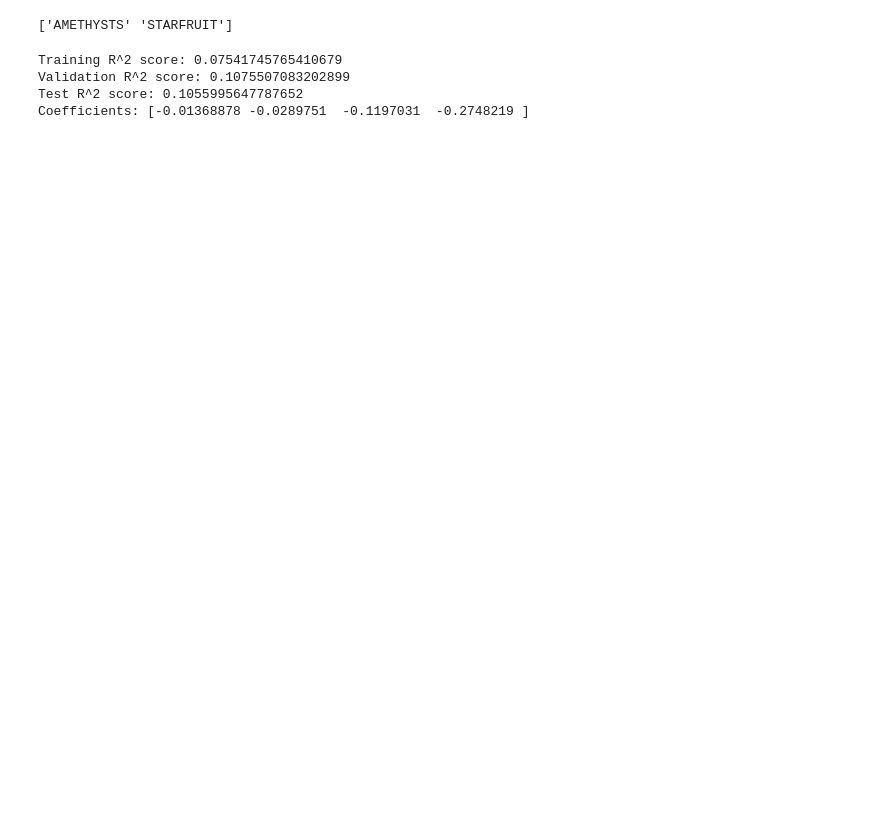
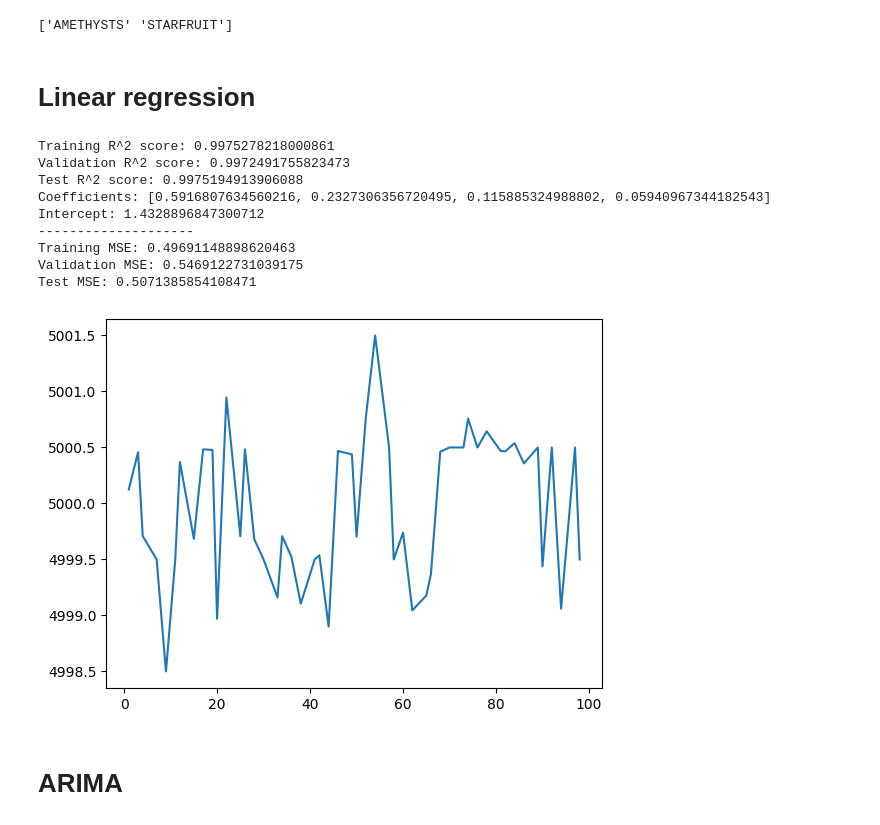
Before and after one commit to levladiator/Prosperity, a Jupyter notebook: src/forecaster-STARFRUIT.ipynb, the cells around one changed output. Drawn from its saved outputs; the diff is of its cells as text; code cells hidden in the pictures; blank space fills up the shorter version.

```diff
--- a/src/forecaster-STARFRUIT.ipynb
+++ b/src/forecaster-STARFRUIT.ipynb
@@ -21,9 +23,12 @@ for product in products:
     raw[product] = df[df['product'] == product]
 # %% [output]
 ['AMETHYSTS' 'STARFRUIT']
+# %% [markdown]
+# Linear regression
 # %%
 from statsmodels.regression.quantile_regression import QuantReg
 from sklearn.linear_model import HuberRegressor, RANSACRegressor, TheilSenRegressor
+from sklearn.metrics import mean_squared_error
 
 # Prepare the data
 data_series = raw[products[1]]['mid_price']
@@ -43,55 +48,94 @@ weighted_data_series = ((raw[products[1]]['ask_price_1'] * raw[products[1]]['ask
                         )
                         )
 
+
+total_volume_bid = raw[products[1]]['bid_volume_1'] + raw[products[1]]['bid_volume_2'] + raw[products[1]]['bid_volume_3']
+total_volume_ask = raw[products[1]]['ask_volume_1'] + raw[products[1]]['ask_volume_2'] + raw[products[1]]['ask_volume_3']
+
+bb_price = (raw[products[1]]['bid_price_1'] * raw[products[1]]['bid_volume_1']
+                        + raw[products[1]]['bid_price_2'] * raw[products[1]]['bid_volume_2']
+                        + raw[products[1]]['bid_price_3'] * raw[products[1]]['bid_volume_3']
+                         ) / total_volume_bid
+ba_price = (raw[products[1]]['ask_price_1'] * raw[products[1]]['ask_volume_1']
+                        + raw[products[1]]['ask_price_2'] * raw[products[1]]['ask_volume_2']
+                        + raw[products[1]]['ask_price_3'] * raw[products[1]]['ask_volume_3']
+                         ) / total_volume_ask
+
+micro_price_df = (bb_price * total_volume_ask + ba_price * total_volume_bid) / (total_volume_bid + total_volume_ask)
+
 X = []
 y = []
-data = []
+mid_price = []
+micro_price = []
 weighted_data = []
 
 for price in data_series:
-    data.append(int(price))
+    mid_price.append(int(price))
 
 for weighted_data_s in weighted_data_series:
     weighted_data.append(int(weighted_data_s))
 
-SR = np.diff(data)**3
+for x in micro_price_df:
+    micro_price.append(int(x))
 
-for i in range(4, len(SR)):
+
+SR = micro_price
+# SR = weighted_data
+for i in range(10, len(SR)):
     X.append(SR[i - 4:i])  # Use the previous 4 elements as predictors
     y.append(SR[i])
 
 X = np.array(X[2:])
 y = np.array(y[2:])
 
 # Split the data into training, validation, and test sets
 X_train, X_temp, y_train, y_temp = train_test_split(X, y, test_size=0.3, random_state=42)
 X_val, X_test, y_val, y_test = train_test_split(X_temp, y_temp, test_size=0.5, random_state=42)
 
 # Create and fit the model
 model = LinearRegression()
 model.fit(X_train, y_train)
 
 # Predictions
 train_predictions = model.predict(X_train)
 val_predictions = model.predict(X_val)
 test_predictions = model.predict(X_test)
 
 # Evaluate the model
 train_score = model.score(X_train, y_train)
 val_score = model.score(X_val, y_val)
 test_score = model.score(X_test, y_test)
 
 print("Training R^2 score:", train_score)
 print("Validation R^2 score:", val_score)
 print("Test R^2 score:", test_score)
-print("Coefficients:", model.coef_)
-# print("Intercept:", rlm_results.params[0])
-# print("Coefficient:", rlm_results.params[1])
-# print("Coefficient:", rlm_results.params[2])
-# print("Coefficient:", rlm_results.params[3])
-# print("Coefficient:", rlm_results.params[4])
+print("Coefficients:", list(reversed(model.coef_)))
+print("Intercept:", model.intercept_)
+
+#compute mse
+train_mse = mean_squared_error(y_train, train_predictions)
+val_mse = mean_squared_error(y_val, val_predictions)
+test_mse = mean_squared_error(y_test, test_predictions)
+
+print("--------------------")
+
+print("Training MSE:", train_mse)
+print("Validation MSE:", val_mse)
+print("Test MSE:", test_mse)
+
+plt.plot(micro_price_df[:50])
+# plt.plot(SR)
+plt.show()
 # %% [output]
-Training R^2 score: 0.07541745765410679
-Validation R^2 score: 0.1075507083202899
-Test R^2 score: 0.1055995647787652
-Coefficients: [-0.01368878 -0.0289751  -0.1197031  -0.2748219 ]
+Training R^2 score: 0.9975278218000861
+Validation R^2 score: 0.9972491755823473
+Test R^2 score: 0.9975194913906088
+Coefficients: [0.5916807634560216, 0.2327306356720495, 0.115885324988802, 0.05940967344182543]
+Intercept: 1.4328896847300712
+--------------------
+Training MSE: 0.49691148898620463
+Validation MSE: 0.5469122731039175
+Test MSE: 0.5071385854108471
+[figure, added]
+# %% [markdown]
+# ARIMA
```
Also changed, not shown: parts of 18 cells of this notebook, 1 other file.
